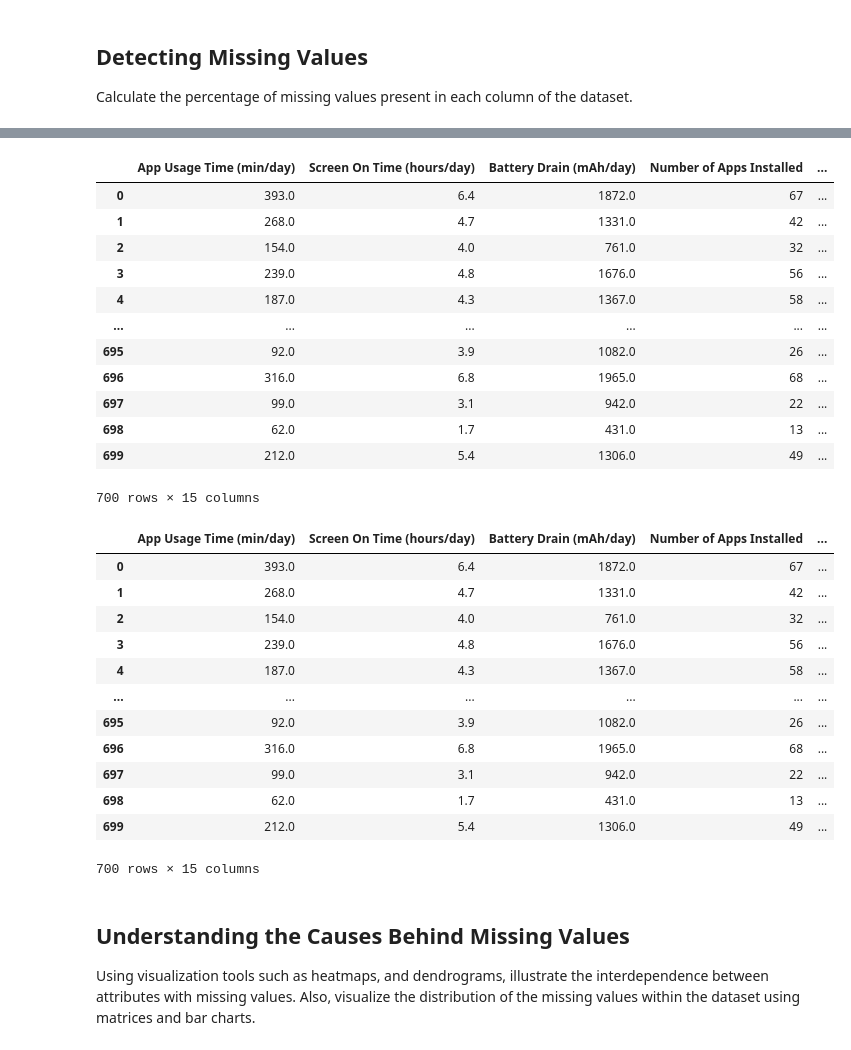
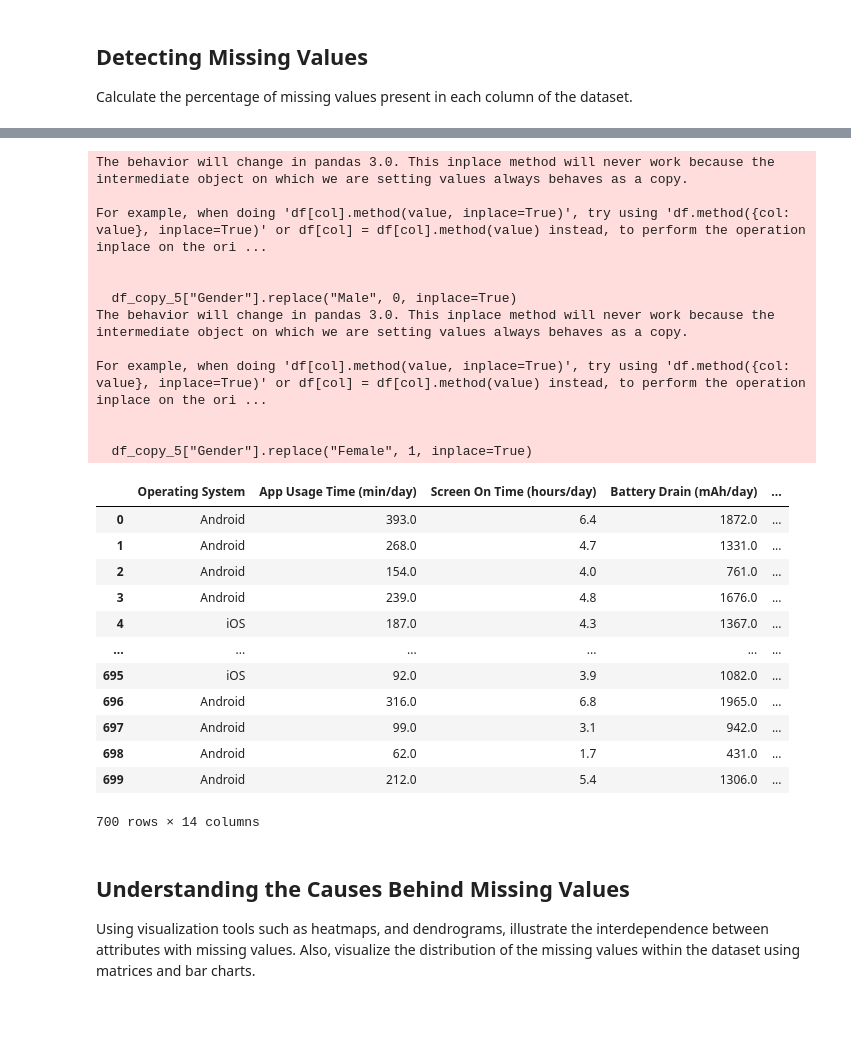
Before and after one commit to Itonkdong/VNP-Kolokviumski, a Jupyter notebook: LV2/Laboratory exercise 2 - Introduction to Data Science (15.11.2024 12_30).ipynb, the cells around one changed output, grey strips where cells are left out. Drawn from its saved outputs; the diff is of its cells as text; code cells hidden in the pictures; blank space fills up the shorter version.

```diff
--- a/LV2/Laboratory exercise 2 - Introduction to Data Science (15.11.2024 12_30).ipynb
+++ b/LV2/Laboratory exercise 2 - Introduction to Data Science (15.11.2024 12_30).ipynb
@@ -337,42 +597,40 @@ missing_table(df_copy_4)
 # %%
-device_one_hot = pd.get_dummies(df["Device Model"])
-device_one_hot.replace(True,1, inplace=True)
-device_one_hot.replace(False,0, inplace=True)
-device_one_hot
-df_copy_5 = pd.concat([df_copy_4,device_one_hot], axis=1)
-df_copy_5.drop(columns="Device Model", inplace=True, axis=1)
+# device_one_hot = pd.get_dummies(df["Device Model"])
+# device_one_hot.replace(True,1, inplace=True)
+# device_one_hot.replace(False,0, inplace=True)
+# device_one_hot
+# df_copy_5 = pd.concat([df_copy_4,device_one_hot], axis=1)
+# df_copy_5.drop(columns="Device Model", inplace=True, axis=1)
-# %% [output]
-|  | App Usage Time (min/day) | Screen On Time (hours/day) | Battery Drain (mAh/day) | Number of Apps Installed | ... |
-| 0 | 393.0 | 6.4 | 1872.0 | 67 | ... |
-| 1 | 268.0 | 4.7 | 1331.0 | 42 | ... |
-| 2 | 154.0 | 4.0 | 761.0 | 32 | ... |
-| 3 | 239.0 | 4.8 | 1676.0 | 56 | ... |
-| 4 | 187.0 | 4.3 | 1367.0 | 58 | ... |
-| ... | ... | ... | ... | ... | ... |
-| 695 | 92.0 | 3.9 | 1082.0 | 26 | ... |
-| 696 | 316.0 | 6.8 | 1965.0 | 68 | ... |
-| 697 | 99.0 | 3.1 | 942.0 | 22 | ... |
-| 698 | 62.0 | 1.7 | 431.0 | 13 | ... |
-| 699 | 212.0 | 5.4 | 1306.0 | 49 | ... |
-700 rows × 15 columns
 # %%
-df_copy_5["Gender"].replace("Male", 0, inplace=True)
-df_copy_5["Gender"].replace("Female", 1, inplace=True)
-df_copy_5
+# df_copy_5["Gender"].replace("Male", 0, inplace=True)
+# df_copy_5["Gender"].replace("Female", 1, inplace=True)
+# df_copy_5
 # %% [output]
+The behavior will change in pandas 3.0. This inplace method will never work because the intermediate object on which we are setting values always behaves as a copy.
+
+For example, when doing 'df[col].method(value, inplace=True)', try using 'df.method({col: value}, inplace=True)' or df[col] = df[col].method(value) instead, to perform the operation inplace on the ori ...
+
+
+  df_copy_5["Gender"].replace("Male", 0, inplace=True)
+The behavior will change in pandas 3.0. This inplace method will never work because the intermediate object on which we are setting values always behaves as a copy.
+
+For example, when doing 'df[col].method(value, inplace=True)', try using 'df.method({col: value}, inplace=True)' or df[col] = df[col].method(value) instead, to perform the operation inplace on the ori ...
+
+
+  df_copy_5["Gender"].replace("Female", 1, inplace=True)
-|  | App Usage Time (min/day) | Screen On Time (hours/day) | Battery Drain (mAh/day) | Number of Apps Installed | ... |
-| 0 | 393.0 | 6.4 | 1872.0 | 67 | ... |
-| 1 | 268.0 | 4.7 | 1331.0 | 42 | ... |
-| 2 | 154.0 | 4.0 | 761.0 | 32 | ... |
-| 3 | 239.0 | 4.8 | 1676.0 | 56 | ... |
-| 4 | 187.0 | 4.3 | 1367.0 | 58 | ... |
+|  | Operating System | App Usage Time (min/day) | Screen On Time (hours/day) | Battery Drain (mAh/day) | ... |
+| 0 | Android | 393.0 | 6.4 | 1872.0 | ... |
+| 1 | Android | 268.0 | 4.7 | 1331.0 | ... |
+| 2 | Android | 154.0 | 4.0 | 761.0 | ... |
+| 3 | Android | 239.0 | 4.8 | 1676.0 | ... |
+| 4 | iOS | 187.0 | 4.3 | 1367.0 | ... |
 | ... | ... | ... | ... | ... | ... |
-| 695 | 92.0 | 3.9 | 1082.0 | 26 | ... |
-| 696 | 316.0 | 6.8 | 1965.0 | 68 | ... |
-| 697 | 99.0 | 3.1 | 942.0 | 22 | ... |
-| 698 | 62.0 | 1.7 | 431.0 | 13 | ... |
-| 699 | 212.0 | 5.4 | 1306.0 | 49 | ... |
+| 695 | iOS | 92.0 | 3.9 | 1082.0 | ... |
+| 696 | Android | 316.0 | 6.8 | 1965.0 | ... |
+| 697 | Android | 99.0 | 3.1 | 942.0 | ... |
+| 698 | Android | 62.0 | 1.7 | 431.0 | ... |
+| 699 | Android | 212.0 | 5.4 | 1306.0 | ... |
-700 rows × 15 columns
+700 rows × 14 columns
 # %%
 # Write your code here. Add as many boxes as you need.
 # %% [markdown]
```
Also changed, not shown: parts of 37 cells of this notebook, 11 other files.
